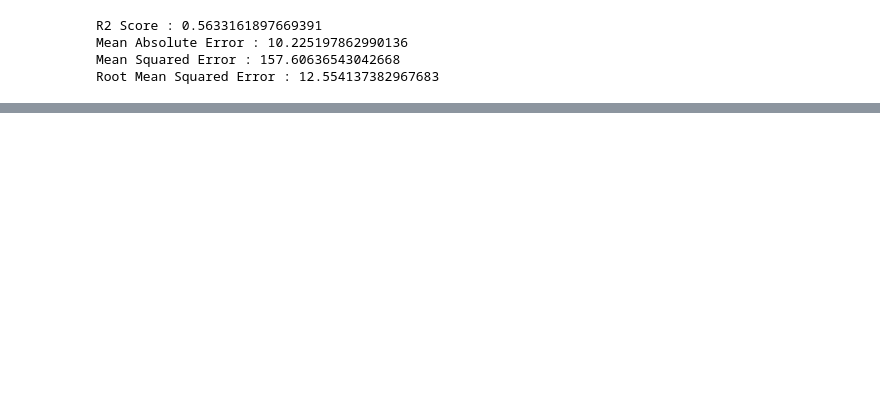
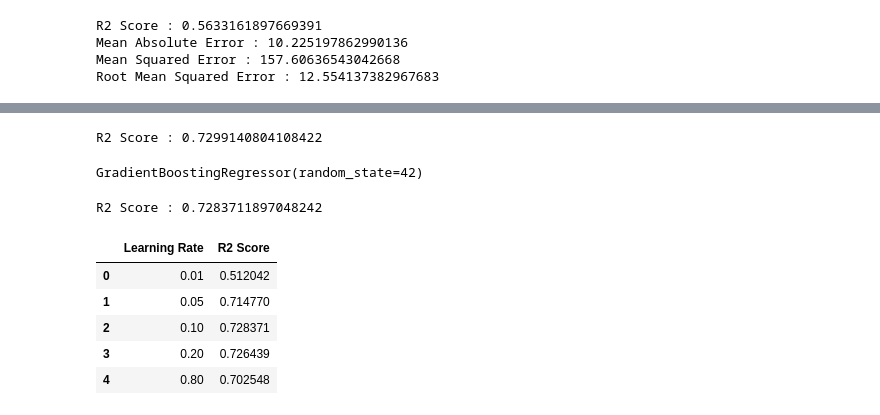
Before and after one commit to sonjoy1s/kaggle_project, a Jupyter notebook: Exam_Score_Prediction_Dataset.ipynb, the cells around one changed output, grey strips where cells are left out. Saved outputs shown, nothing was run; the diff lists cells and outputs as text; code cells hidden in the pictures; blank space fills up the shorter version.

```diff
--- a/Exam_Score_Prediction_Dataset.ipynb
+++ b/Exam_Score_Prediction_Dataset.ipynb
@@ -245,7 +282,7 @@ X = df_h1.drop(columns=[target_col])
 y = df_h1[target_col]
 
 X_train, X_test, y_train, y_test = train_test_split(X,y,test_size=0.25,random_state=42)
-scale = RobustScaler()
+scale = StandardScaler()
 X_train_scaled = scale.fit_transform(X_train)
 X_test_scaled = scale.transform(X_test)
 # %%
@@ -267,0 +354,7 @@ Root Mean Squared Error : 12.554137382967683
+# %%
+param_grid = {
+    "n_estimators": [100, 200],
+    "max_depth": [3, 5],
+    "learning_rate": [0.05, 0.1],
+    "subsample": [0.8, 1.0]
+}
@@ -267,0 +402,18 @@ Root Mean Squared Error : 12.554137382967683
+# %%
+best_model = grid.best_estimator_
+
+y_pred_tuned = best_model.predict(X_test_scaled)
+print("R2 Score :", r2_score(y_test, y_pred_tuned))
+# %% [output]
+R2 Score : 0.7299140804108422
+# %%
+from sklearn.ensemble import GradientBoostingRegressor
+gbr = GradientBoostingRegressor(
+    n_estimators=100,
+    learning_rate=0.1,
+    max_depth=3,
+    random_state=42
+)
+gbr.fit(X_train_scaled, y_train)
+# %% [output]
+GradientBoostingRegressor(random_state=42)
@@ -267,0 +422,28 @@ Root Mean Squared Error : 12.554137382967683
+# %%
+print("R2 Score :", r2_score(y_test, y_gbr_pred))
+# %% [output]
+R2 Score : 0.7283711897048242
+# %%
+learning_rates = [0.01, 0.05, 0.1, 0.2, 0.8]
+results = []
+
+for lr in learning_rates:
+  model = GradientBoostingRegressor(
+      n_estimators=100,
+      learning_rate=lr,
+      max_depth = 3,
+      random_state = 42
+
+  )
+  model.fit(X_train_scaled, y_train)
+  preds = model.predict(X_test_scaled)
+  results.append((lr, r2_score(y_test,preds)))
+
+pd.DataFrame(results, columns=["Learning Rate", "R2 Score"])
+# %% [output]
+|  | Learning Rate | R2 Score |
+| 0 | 0.01 | 0.512042 |
+| 1 | 0.05 | 0.714770 |
+| 2 | 0.10 | 0.728371 |
+| 3 | 0.20 | 0.726439 |
+| 4 | 0.80 | 0.702548 |
```
Also changed, not shown: parts of 8 cells of this notebook.
